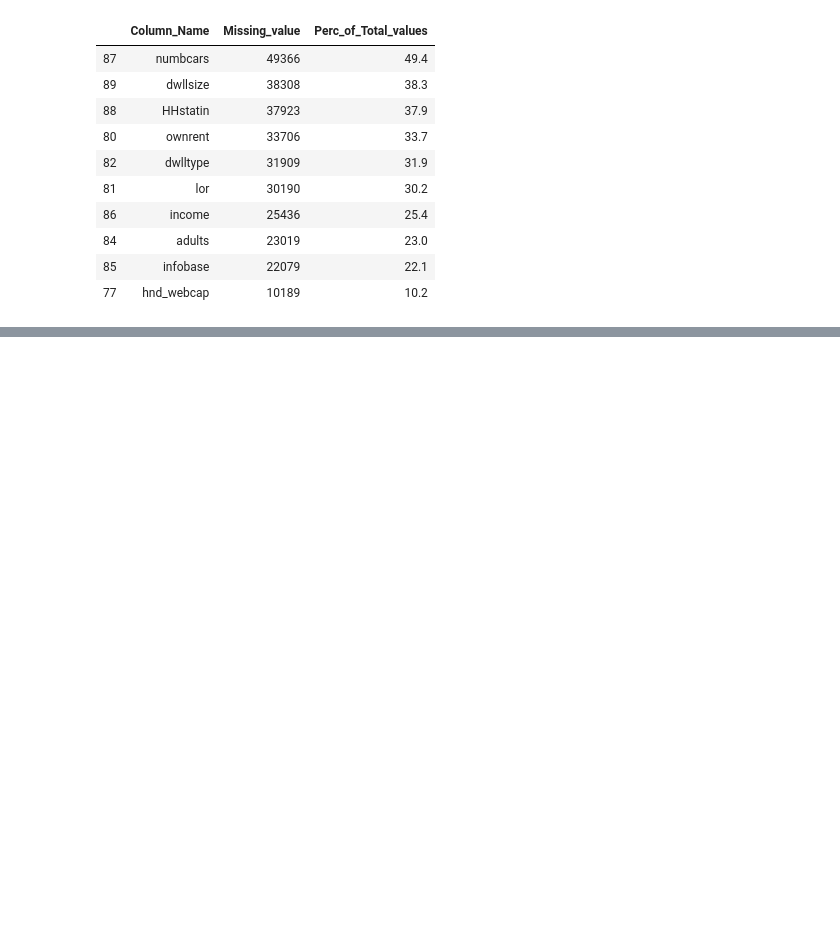
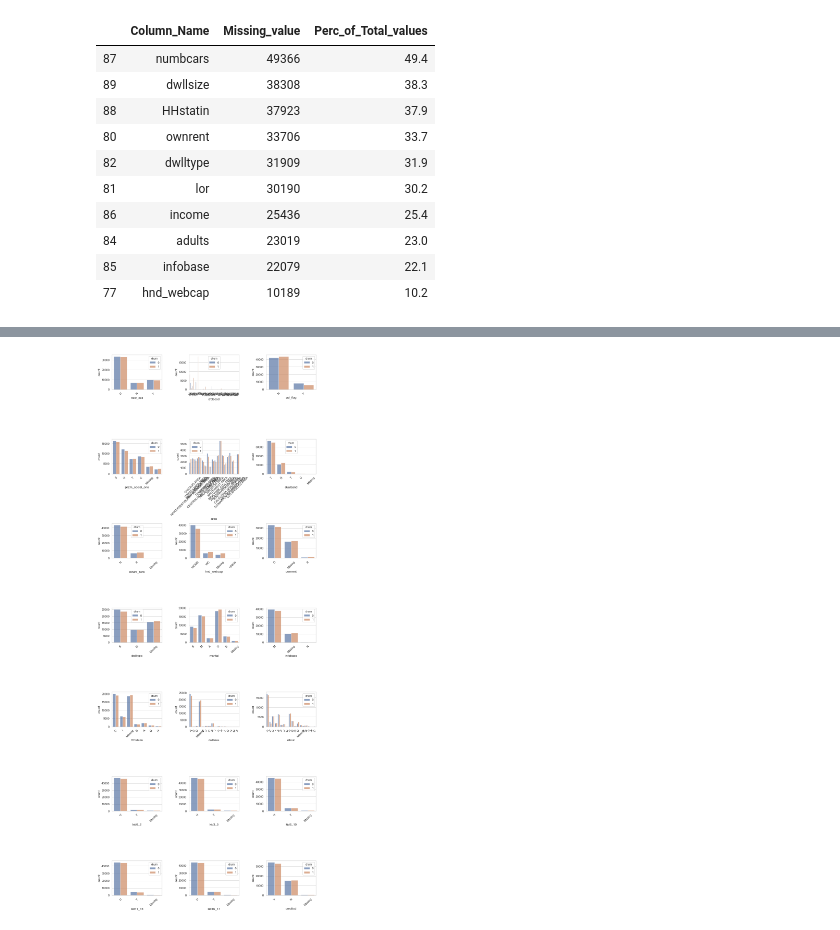
Before and after one commit to schilloji/iim_apds_churn_prjct, a Jupyter notebook: src/data_prep.ipynb, the cells around one changed output, grey strips where cells are left out. Saved outputs shown, nothing was run; the diff lists cells and outputs as text; code cells hidden in the pictures; blank space fills up the shorter version.

```diff
--- a/src/data_prep.ipynb
+++ b/src/data_prep.ipynb
@@ -164,3 +166,10 @@ There are 10 columns that have missing values greater than 10 Percentage
 | 84 | adults | 23019 | 23.0 |
 | 85 | infobase | 22079 | 22.1 |
 | 77 | hnd_webcap | 10189 | 10.2 |
+# %%
+#Imputing mean for the numerical variables.
+telo_df_missing=missing_values(telo_df)
+numerics = ['int16', 'int32', 'int64', 'float16', 'float32', 'float64']
+numeric_col=telo_df[telo_df_missing['Column_Name']].select_dtypes(include=numerics).columns
+telo_df[numeric_col]=telo_df[numeric_col].fillna(telo_df[numeric_col].mean())
+print(telo_df.shape)
@@ -166,0 +222,6 @@ There are 10 columns that have missing values greater than 10 Percentage
+# %%
+#Filling as Missing for categorical variables.
+telo_df.fillna('Missing',inplace=True)
+missing_values(telo_df)
+print(telo_df.shape)
+gc.collect()
@@ -166,0 +256,16 @@ There are 10 columns that have missing values greater than 10 Percentage
+# %%
+#Exploration of categorical varaible
+categ_col = telo_df.select_dtypes(include = ['object'])
+telo_df_cat=pd.concat([categ_col,telo_df['churn']],axis=1)
+telo_df_cat.head()
+
+fig, axes = plt.subplots(round(len(telo_df_cat.columns) / 3), 3, figsize=(12, 30))
+
+for i, ax in enumerate(fig.axes):
+    if i < len(telo_df_cat.columns):
+        ax.set_xticklabels(ax.xaxis.get_majorticklabels(), rotation=45)
+        sns.countplot(x=telo_df_cat.columns[i],hue='churn', alpha=0.7, data=telo_df_cat, ax=ax)
+
+fig.tight_layout()
+# %% [output]
+[figure, added]
```
Also changed, not shown: parts of 6 cells of this notebook, 2 other files.
